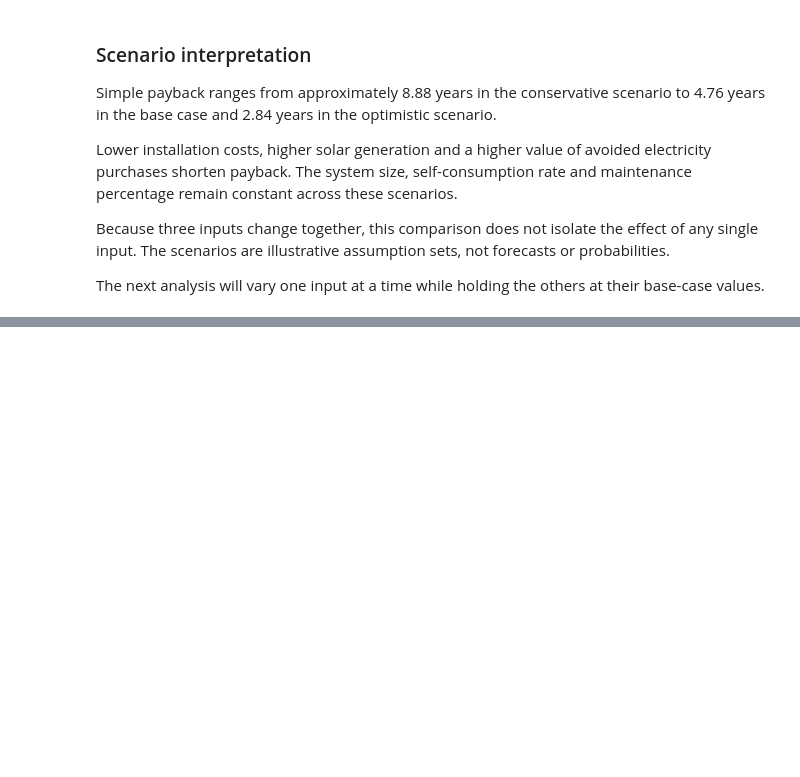
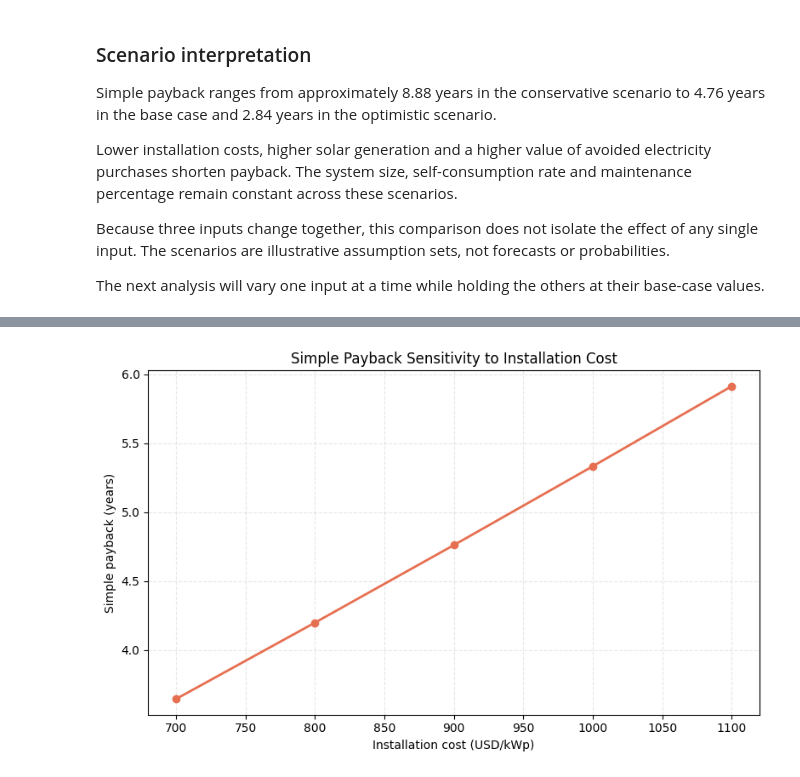
Before and after one commit to GHseyram/Ghana-energy-transition-investment-analytics, a Jupyter notebook: notebooks/03_solar_investment_model.ipynb, the cells around one changed output, grey strips where cells are left out. Saved outputs shown, nothing was run; the diff lists cells and outputs as text; code cells hidden in the pictures; blank space fills up the shorter version.

```diff
--- a/notebooks/03_solar_investment_model.ipynb
+++ b/notebooks/03_solar_investment_model.ipynb
@@ -200,0 +268,21 @@ the others at their base-case values.
+# %%
+installation_cost_values = [700, 800, 900, 1000, 1100]
+cost_results = []
+
+for cost_per_kwp in installation_cost_values:
+    cost = system_size_kwp * cost_per_kwp
+    maintenance = cost * annual_maintenance_rate
+    net_savings = annual_bill_savings - maintenance
+
+    payback = cost / net_savings if net_savings > 0 else float("inf")
+
+    cost_results.append({
+        "Installation cost (USD/kWp)": cost_per_kwp,
+        "Total installation cost (USD)": cost,
+        "Annual maintenance (USD)": maintenance,
+        "Annual net savings (USD)": net_savings,
+        "Simple payback (years)": payback
+    })
+
+cost_sensitivity = pd.DataFrame(cost_results)
+cost_sensitivity.round(2)
@@ -200,0 +296,20 @@ the others at their base-case values.
+# %%
+fig, ax = plt.subplots(figsize=(8, 5))
+
+ax.plot(
+    cost_sensitivity["Installation cost (USD/kWp)"],
+    cost_sensitivity["Simple payback (years)"],
+    marker="o",
+    color="#E76F51",
+    linewidth=2
+)
+
+ax.set_title("Simple Payback Sensitivity to Installation Cost")
+ax.set_xlabel("Installation cost (USD/kWp)")
+ax.set_ylabel("Simple payback (years)")
+ax.grid(True, linestyle="--", alpha=0.3)
+
+plt.tight_layout()
+plt.show()
+# %% [output]
+[figure, added]
```
Also changed, not shown: parts of 10 cells of this notebook.
